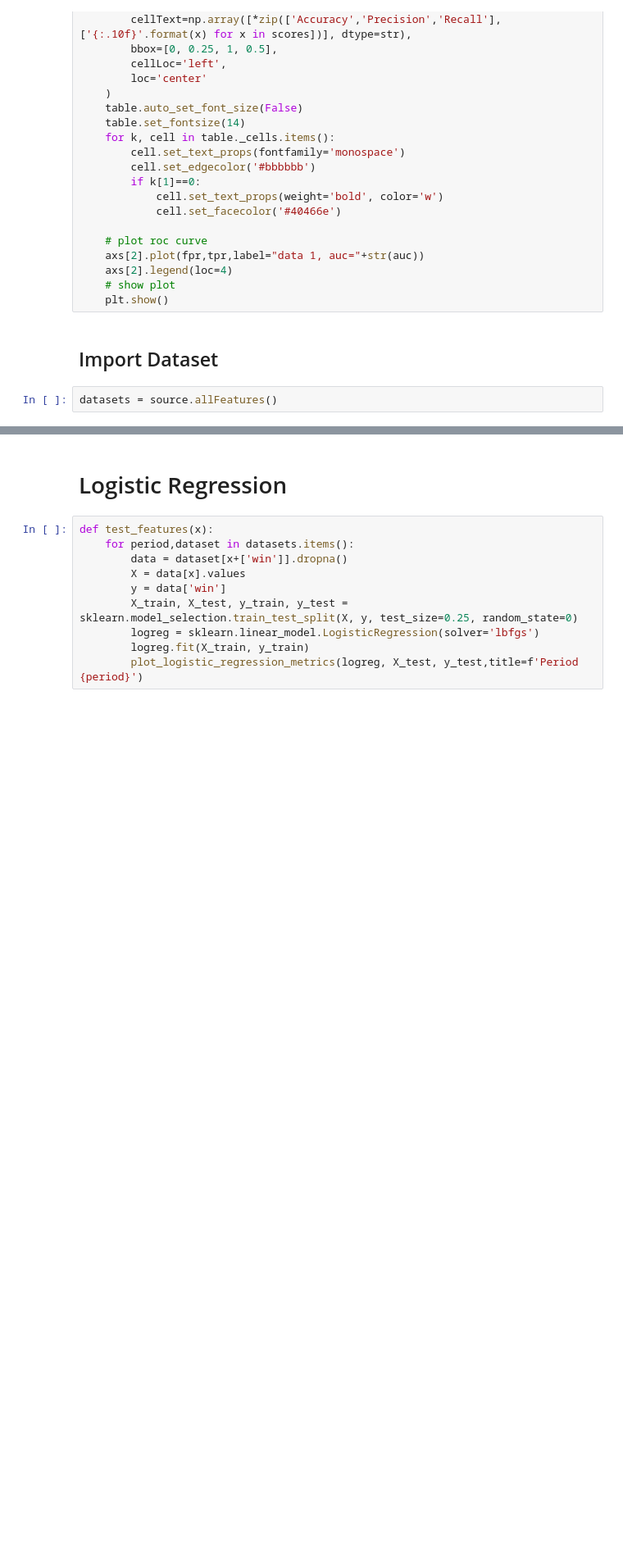
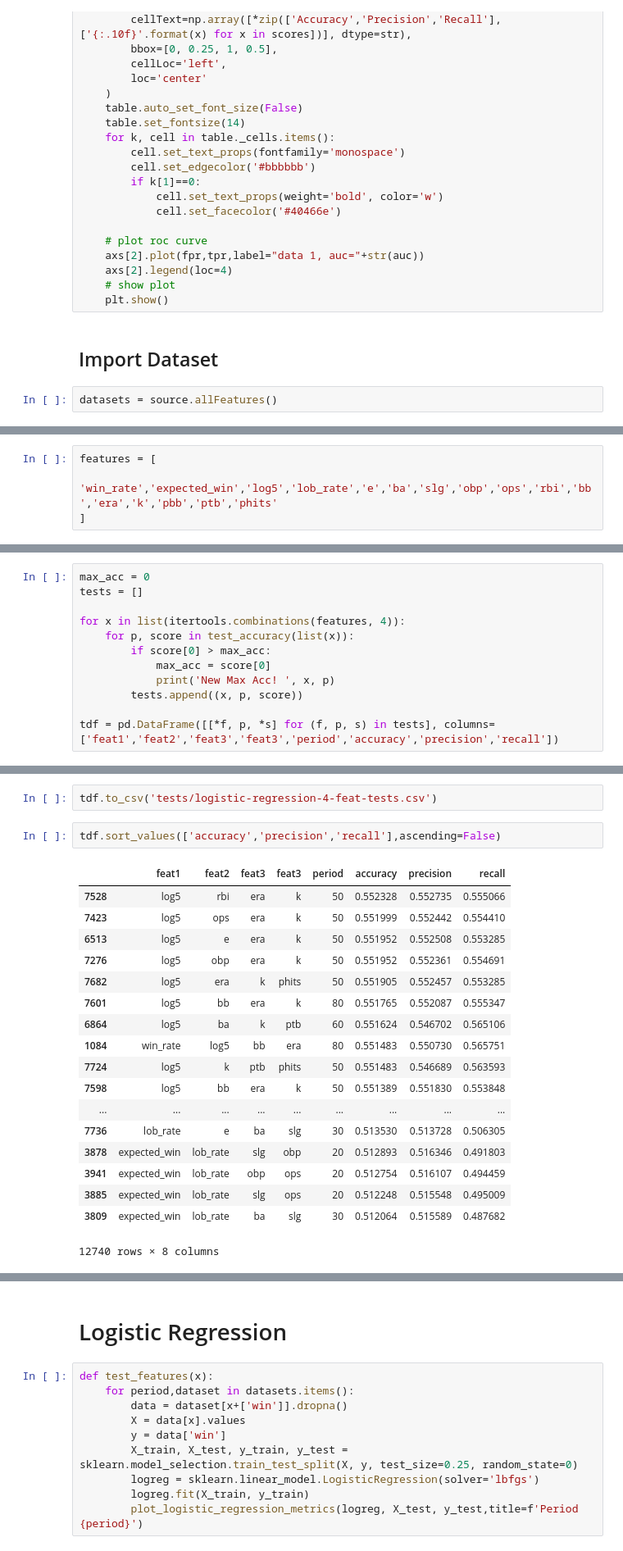
Before and after one commit to luciancooper/bbmodels, a Jupyter notebook: model-logistic-regression.ipynb, the cells around one changed output, grey strips where cells are left out. Shown: that part at 82% size. Drawn from its saved outputs; the diff is of its cells as text; blank space fills up the shorter version.

Commit message:
models - logistic regression

```diff
--- a/model-logistic-regression.ipynb
+++ b/model-logistic-regression.ipynb
@@ -103,0 +107,4 @@ print('['+']['.join(datasets[20].columns)+']')
+# %%
+features = [
+    'win_rate','expected_win','log5','lob_rate','e','ba','slg','obp','ops','rbi','bb','era','k','pbb','ptb','phits'
+]
@@ -103,0 +113,12 @@ print('['+']['.join(datasets[20].columns)+']')
+# %%
+max_acc = 0
+tests = []
+
+for x in list(itertools.combinations(features, 4)):
+    for p, score in test_accuracy(list(x)):
+        if score[0] > max_acc:
+            max_acc = score[0]
+            print('New Max Acc! ', x, p)
+        tests.append((x, p, score))
+
+tdf = pd.DataFrame([[*f, p, *s] for (f, p, s) in tests], columns=['feat1','feat2','feat3','feat3','period','accuracy','precision','recall'])
@@ -103,0 +144,23 @@ print('['+']['.join(datasets[20].columns)+']')
+# %%
+tdf.to_csv('tests/logistic-regression-4-feat-tests.csv')
+# %%
+tdf.sort_values(['accuracy','precision','recall'],ascending=False)
+# %% [output]
+|  | feat1 | feat2 | feat3 | feat3 | period | accuracy | precision | recall |
+| 7528 | log5 | rbi | era | k | 50 | 0.552328 | 0.552735 | 0.555066 |
+| 7423 | log5 | ops | era | k | 50 | 0.551999 | 0.552442 | 0.554410 |
+| 6513 | log5 | e | era | k | 50 | 0.551952 | 0.552508 | 0.553285 |
+| 7276 | log5 | obp | era | k | 50 | 0.551952 | 0.552361 | 0.554691 |
+| 7682 | log5 | era | k | phits | 50 | 0.551905 | 0.552457 | 0.553285 |
+| 7601 | log5 | bb | era | k | 80 | 0.551765 | 0.552087 | 0.555347 |
+| 6864 | log5 | ba | k | ptb | 60 | 0.551624 | 0.546702 | 0.565106 |
+| 1084 | win_rate | log5 | bb | era | 80 | 0.551483 | 0.550730 | 0.565751 |
+| 7724 | log5 | k | ptb | phits | 50 | 0.551483 | 0.546689 | 0.563593 |
+| 7598 | log5 | bb | era | k | 50 | 0.551389 | 0.551830 | 0.553848 |
+| ... | ... | ... | ... | ... | ... | ... | ... | ... |
+| 7736 | lob_rate | e | ba | slg | 30 | 0.513530 | 0.513728 | 0.506305 |
+| 3878 | expected_win | lob_rate | slg | obp | 20 | 0.512893 | 0.516346 | 0.491803 |
+| 3941 | expected_win | lob_rate | obp | ops | 20 | 0.512754 | 0.516107 | 0.494459 |
+| 3885 | expected_win | lob_rate | slg | ops | 20 | 0.512248 | 0.515548 | 0.495009 |
+| 3809 | expected_win | lob_rate | ba | slg | 30 | 0.512064 | 0.515589 | 0.487682 |
+12740 rows × 8 columns
```
Also changed, not shown: parts of 6 cells of this notebook.
